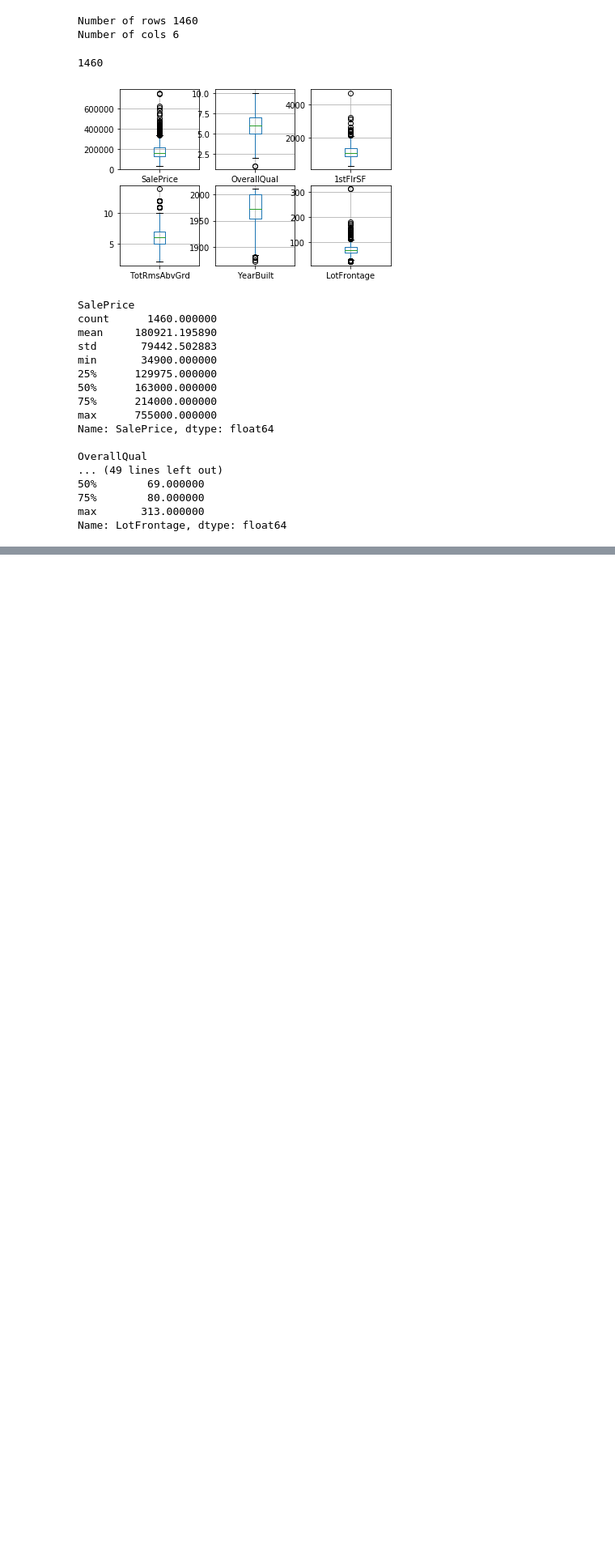
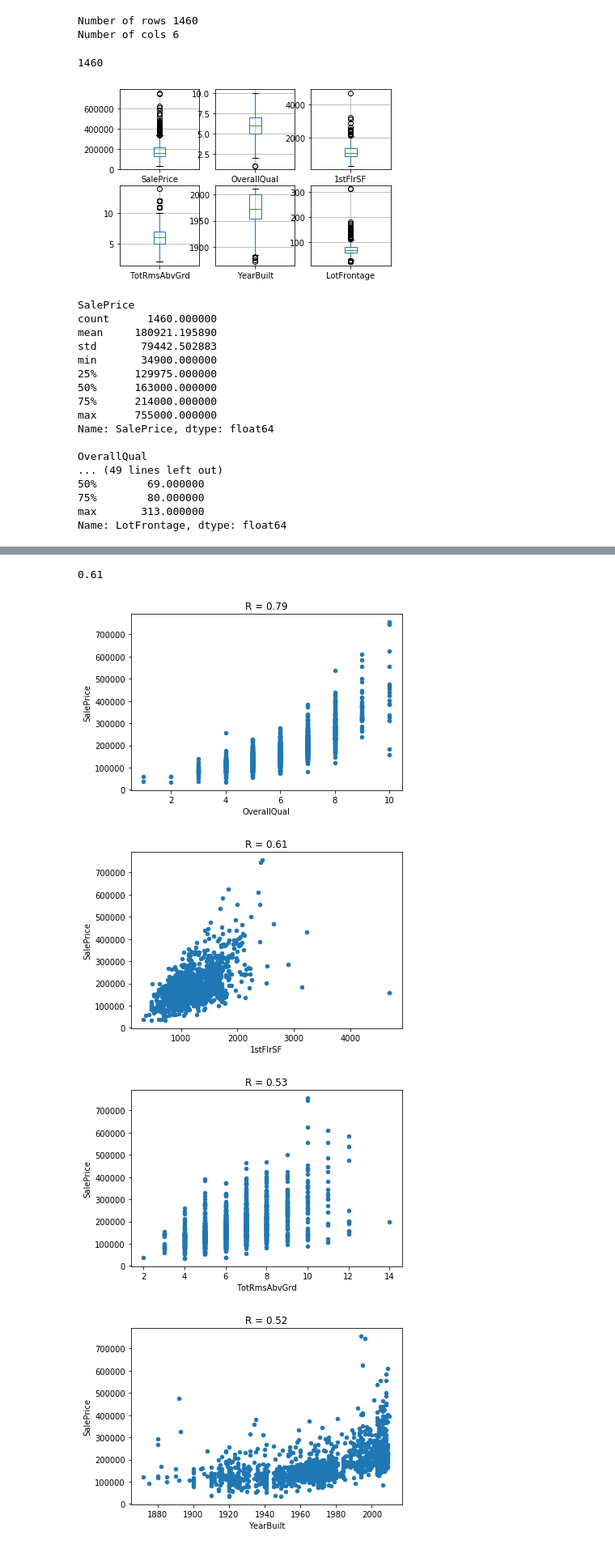
Before and after one commit to AndreRodas/Galielo_DataScience_project, a Jupyter notebook: Proyecto1_DataScience.ipynb, the cells around one changed output, grey strips where cells are left out. Shown at 81% size. Drawn from its saved outputs; the diff is of its cells as text; code cells hidden in the pictures; blank space fills up the shorter version.

```diff
--- a/Proyecto1_DataScience.ipynb
+++ b/Proyecto1_DataScience.ipynb
@@ -108,0 +109,19 @@ for column in df:
+# %%
+
+corr
+# %% [output]
+0.61
+# %%
+i = 0
+for column in df:
+    if i != 0:
+        corr_num = round(df['SalePrice'].corr(df[column]),2)
+        title = 'R = '+str(corr_num)
+        df.plot(x=names[i], y='SalePrice', kind='scatter',title=title)
+        plt.show()
+    i += 1
+# %% [output]
+[figure, added]
+[figure, added]
+[figure, added]
+[figure, added]
```
Also changed, not shown: parts of 2 cells of this notebook.
